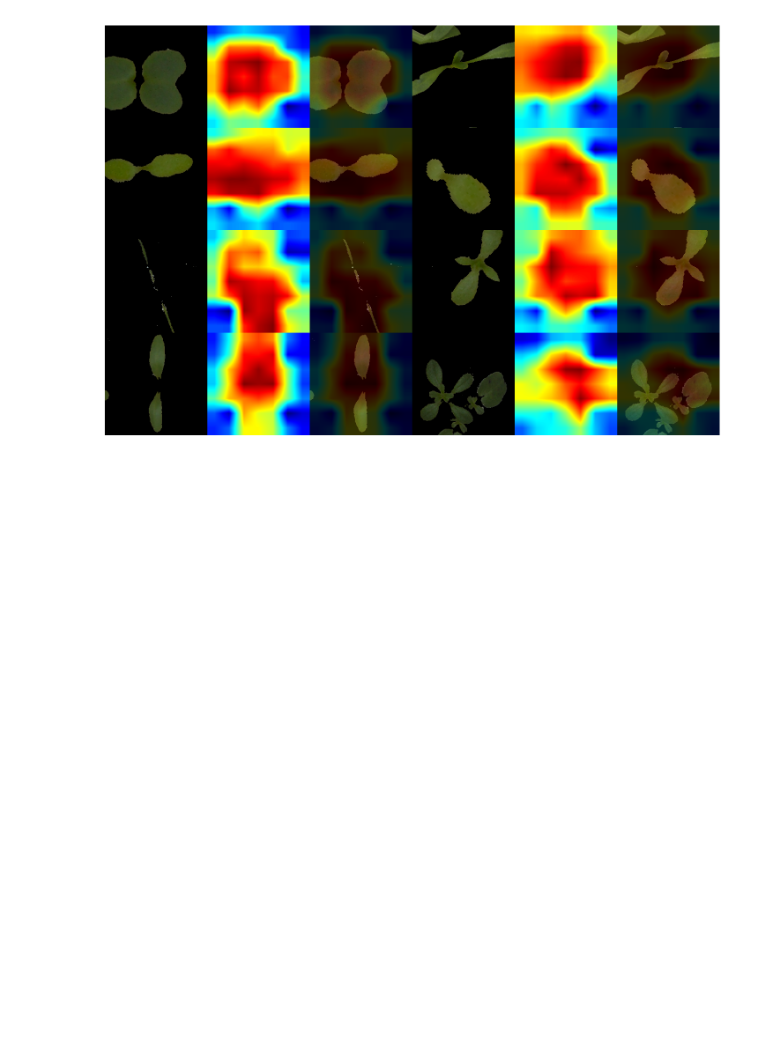
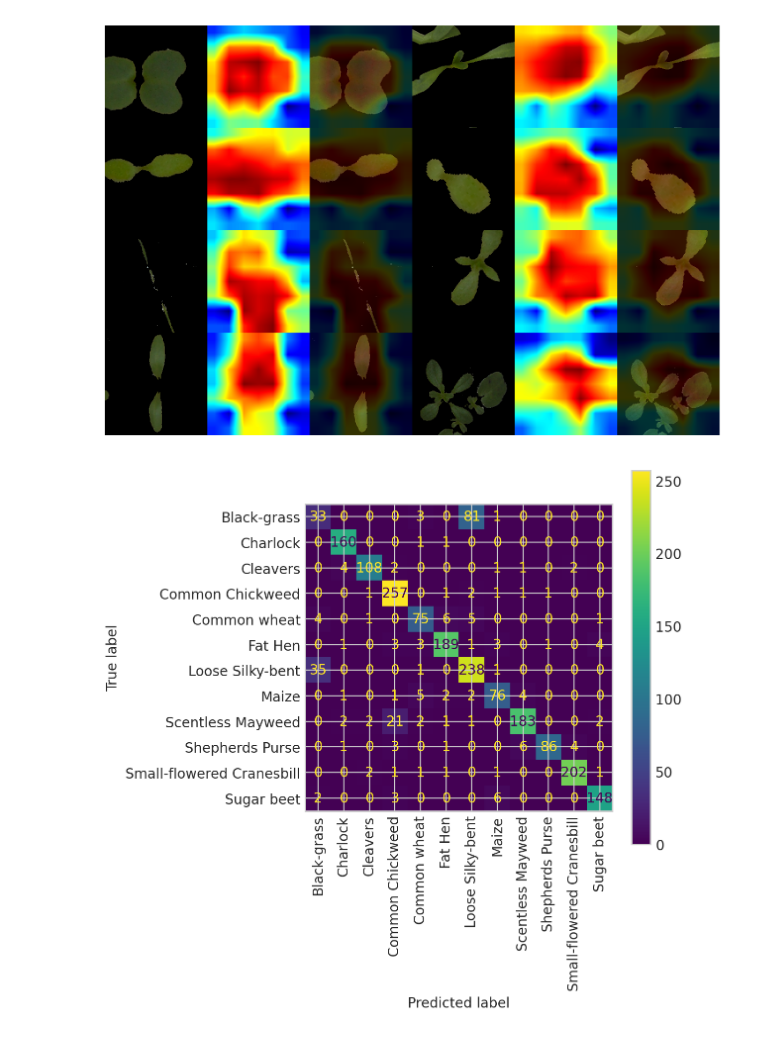
Before and after one commit to NicholasGoh/cz4041, a Jupyter notebook: explain.ipynb, the cells around one changed output. Cells and saved outputs as stored; diff of their text form; code cells hidden in the pictures; blank space fills up the shorter version.

```diff
--- a/explain.ipynb
+++ b/explain.ipynb
@@ -51,3 +48,32 @@ from utils import save_gradcam
 save_gradcam(model.model, x[:8], 'results/gradcam', dataset.undo_preprocess)
 # %% [output]
 [figure]
+# %%
+y_true = []; y_pred = []; counter = 0
+for x, y in dataset.valid_generator:
+    output = model.model(x)
+    pred = np.argmax(output, axis=1)
+    true = np.argmax(y, axis=1)
+    y_true.append(true.tolist())
+    y_pred.append(pred.tolist())
+    counter += 1
+    if counter == dataset.step_size_valid:
+        break
+
+y_true = [item for sublist in y_true for item in sublist]
+y_pred = [item for sublist in y_pred for item in sublist]
+
+import matplotlib.pyplot as plt
+from sklearn.metrics import plot_confusion_matrix, confusion_matrix, ConfusionMatrixDisplay
+
+cm = confusion_matrix(y_true, y_pred)
+
+fig = plt.figure(figsize=(5, 5), dpi=200)
+ax = fig.add_subplot(111)
+disp = ConfusionMatrixDisplay(confusion_matrix=cm, display_labels=dataset.valid_generator.class_indices)
+disp = disp.plot(cmap='viridis', ax=ax, xticks_rotation=90)
+
+plt.show()
+fig.savefig('./results/plots/confusion_matrix.jpg', bbox_inches='tight')
+# %% [output]
+[figure, added]
```
Also changed, not shown: parts of 2 cells of this notebook, 9 other files.
